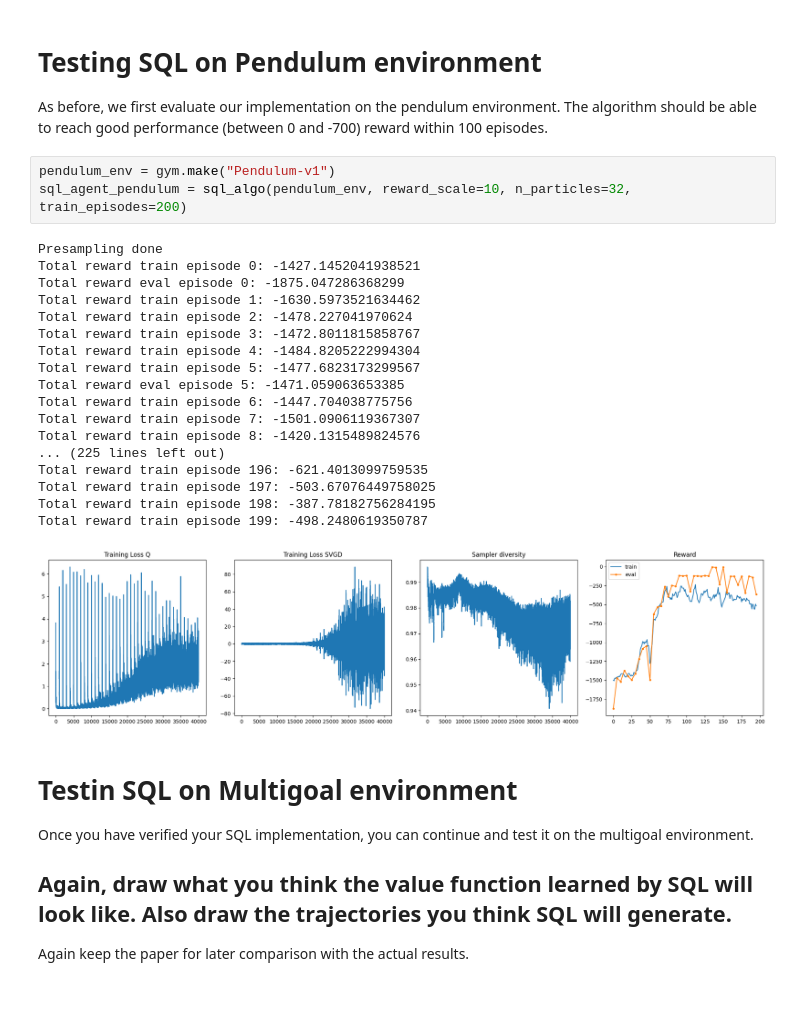
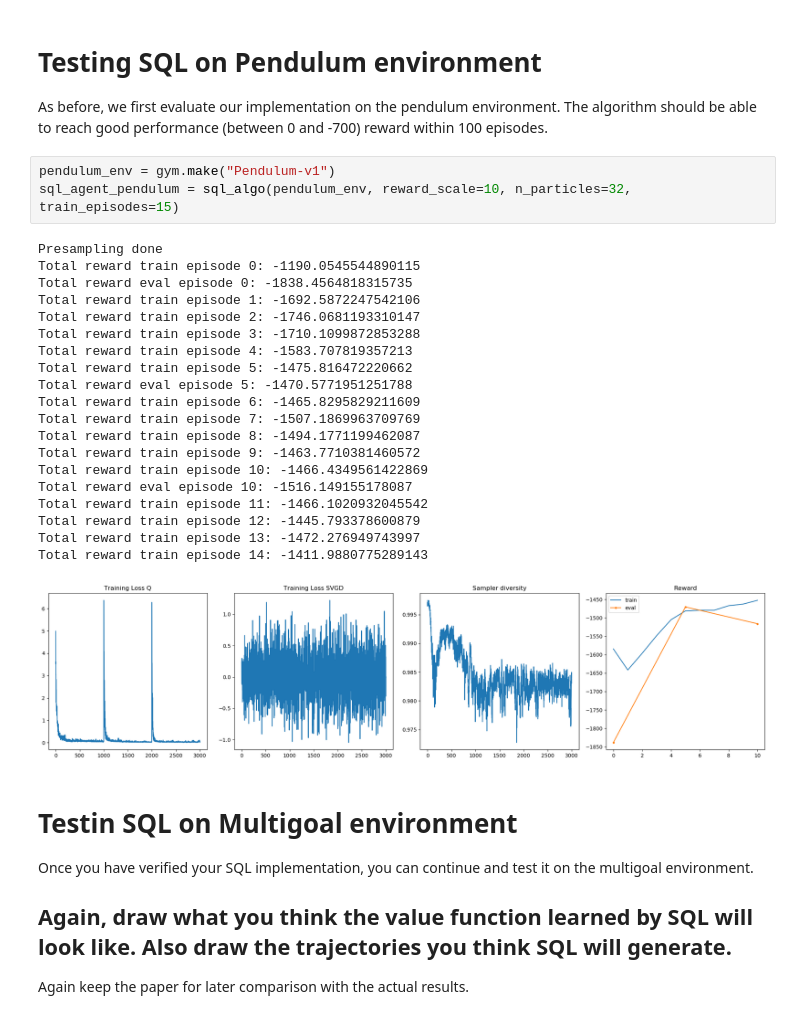
Before and after one commit to wmeijer221/wasp_rl_lab, a Jupyter notebook: Lab_programming.ipynb, the cells around one changed output. Drawn from its saved outputs; the diff is of its cells as text.

```diff
--- a/Lab_programming.ipynb
+++ b/Lab_programming.ipynb
@@ -842,26 +842,28 @@ def sql_algo(
 As before, we first evaluate our implementation on the pendulum environment. The algorithm should be able to reach good performance (between 0 and -700) reward within 100 episodes.
 # %%
 pendulum_env = gym.make("Pendulum-v1")
-sql_agent_pendulum = sql_algo(pendulum_env, reward_scale=10, n_particles=32, train_episodes=200)
+sql_agent_pendulum = sql_algo(pendulum_env, reward_scale=10, n_particles=32, train_episodes=15)
 # %% [output]
 Presampling done
-Total reward train episode 0: -1427.1452041938521
-Total reward eval episode 0: -1875.047286368299
-Total reward train episode 1: -1630.5973521634462
-Total reward train episode 2: -1478.227041970624
-Total reward train episode 3: -1472.8011815858767
-Total reward train episode 4: -1484.8205222994304
-Total reward train episode 5: -1477.6823173299567
-Total reward eval episode 5: -1471.059063653385
-Total reward train episode 6: -1447.704038775756
-Total reward train episode 7: -1501.0906119367307
-Total reward train episode 8: -1420.1315489824576
-... (225 lines left out)
-Total reward train episode 196: -621.4013099759535
-Total reward train episode 197: -503.67076449758025
-Total reward train episode 198: -387.78182756284195
-Total reward train episode 199: -498.2480619350787
+Total reward train episode 0: -1190.0545544890115
+Total reward eval episode 0: -1838.4564818315735
+Total reward train episode 1: -1692.5872247542106
+Total reward train episode 2: -1746.0681193310147
+Total reward train episode 3: -1710.1099872853288
+Total reward train episode 4: -1583.707819357213
+Total reward train episode 5: -1475.816472220662
+Total reward eval episode 5: -1470.5771951251788
+Total reward train episode 6: -1465.8295829211609
+Total reward train episode 7: -1507.1869963709769
+Total reward train episode 8: -1494.1771199462087
+Total reward train episode 9: -1463.7710381460572
+Total reward train episode 10: -1466.4349561422869
+Total reward eval episode 10: -1516.149155178087
+Total reward train episode 11: -1466.1020932045542
+Total reward train episode 12: -1445.793378600879
+Total reward train episode 13: -1472.276949743997
+Total reward train episode 14: -1411.9880775289143
-[figure, old version]
+[figure, new version]
 # %% [markdown]
 # Testin SQL on Multigoal environment
 Once you have verified your SQL implementation, you can continue and test it on the multigoal environment.
```
Also changed, not shown: parts of 5 cells of this notebook.
